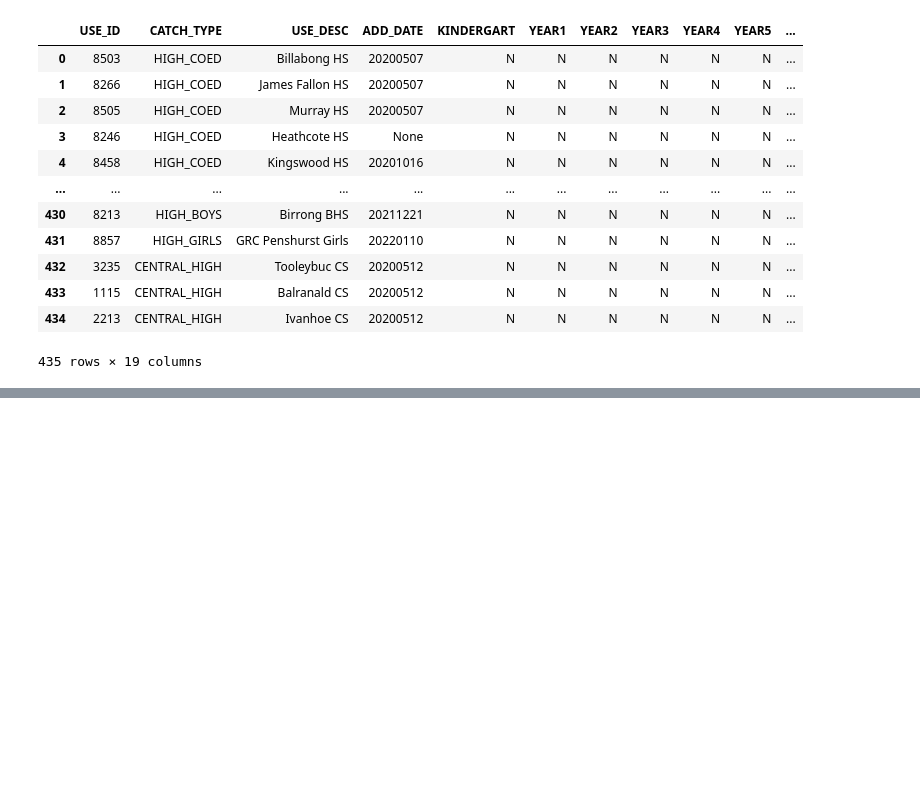
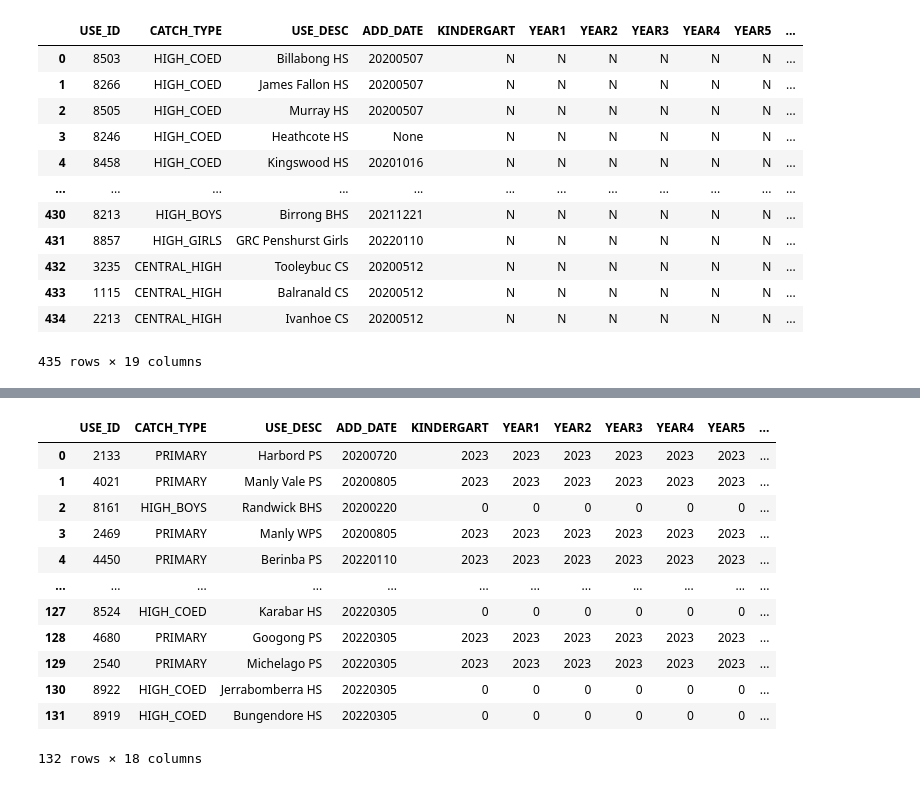
Before and after one commit to PratulSR/Sydney-Liveability-Analysis, a Jupyter notebook: Demo Notebook.ipynb, the cells around one changed output, grey strips where cells are left out. Saved outputs shown, nothing was run; the diff lists cells and outputs as text; code cells hidden in the pictures; blank space fills up the shorter version.

```diff
--- a/Demo Notebook.ipynb
+++ b/Demo Notebook.ipynb
@@ -305,0 +532,17 @@ school_catchments_secondary
+# %%
+school_catchments_future.to_sql("school_catchments_future", conn, if_exists='append', index=False, dtype={'geom': Geometry('MULTIPOLYGON', srid)})
+query(conn, "select * from school_catchments_future")
+# %% [output]
+|  | USE_ID | CATCH_TYPE | USE_DESC | ADD_DATE | KINDERGART | YEAR1 | YEAR2 | YEAR3 | YEAR4 | YEAR5 | ... |
+| 0 | 2133 | PRIMARY | Harbord PS | 20200720 | 2023 | 2023 | 2023 | 2023 | 2023 | 2023 | ... |
+| 1 | 4021 | PRIMARY | Manly Vale PS | 20200805 | 2023 | 2023 | 2023 | 2023 | 2023 | 2023 | ... |
+| 2 | 8161 | HIGH_BOYS | Randwick BHS | 20200220 | 0 | 0 | 0 | 0 | 0 | 0 | ... |
+| 3 | 2469 | PRIMARY | Manly WPS | 20200805 | 2023 | 2023 | 2023 | 2023 | 2023 | 2023 | ... |
+| 4 | 4450 | PRIMARY | Berinba PS | 20220110 | 2023 | 2023 | 2023 | 2023 | 2023 | 2023 | ... |
+| ... | ... | ... | ... | ... | ... | ... | ... | ... | ... | ... | ... |
+| 127 | 8524 | HIGH_COED | Karabar HS | 20220305 | 0 | 0 | 0 | 0 | 0 | 0 | ... |
+| 128 | 4680 | PRIMARY | Googong PS | 20220305 | 2023 | 2023 | 2023 | 2023 | 2023 | 2023 | ... |
+| 129 | 2540 | PRIMARY | Michelago PS | 20220305 | 2023 | 2023 | 2023 | 2023 | 2023 | 2023 | ... |
+| 130 | 8922 | HIGH_COED | Jerrabomberra HS | 20220305 | 0 | 0 | 0 | 0 | 0 | 0 | ... |
+| 131 | 8919 | HIGH_COED | Bungendore HS | 20220305 | 0 | 0 | 0 | 0 | 0 | 0 | ... |
+132 rows × 18 columns
```
Also changed, not shown: parts of 12 cells of this notebook.
